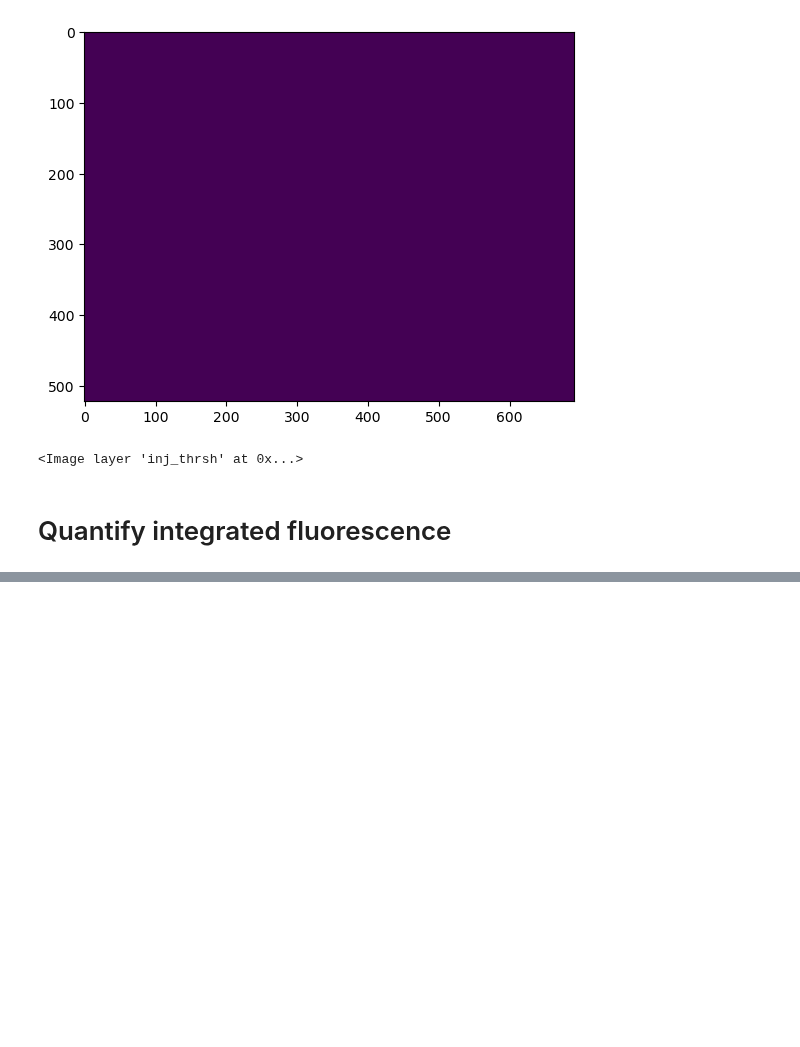
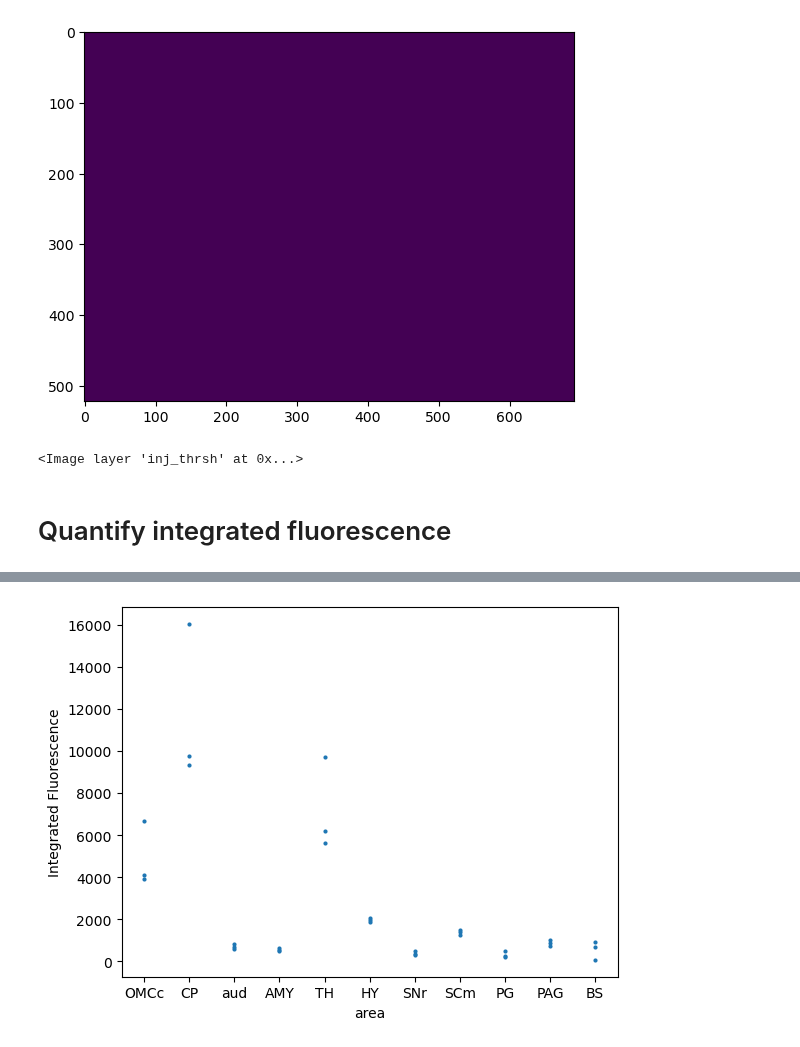
Before and after one commit to eisko/STP_analysis, a Jupyter notebook: replicates.ipynb, the cells around one changed output, grey strips where cells are left out. Saved outputs shown, nothing was run; the diff lists cells and outputs as text; code cells hidden in the pictures; blank space fills up the shorter version.

```diff
--- a/replicates.ipynb
+++ b/replicates.ipynb
@@ -246,0 +284,2 @@ test = images[0]
+# %%
+areas_plot = ["OMCc", "CP", "aud", "AMY", "TH", "HY", "SNr", "SCm", "PG", "PAG", "BS"]
@@ -246,0 +404,12 @@ test = images[0]
+# %%
+# scatterplot
+fl_st = fluor_df[fluor_df["species"]=="STeg"]
+fl_mm = fluor_df[fluor_df["species"]=="MMus"]
+# sns.stripplot(fl_st, y="area", x="Integrated Fluorescence",
+                # jitter=False, palette=["orange"], size=3)
+sns.stripplot(fl_mm, x="area", y="Integrated Fluorescence",
+                jitter=False, size=3)
+# sns.pointplot(test, y="area", x="Integrated Fluorescence", palette=["orange"])
+plt.show()
+# %% [output]
+[figure, added]
```
Also changed, not shown: parts of 20 cells of this notebook.
